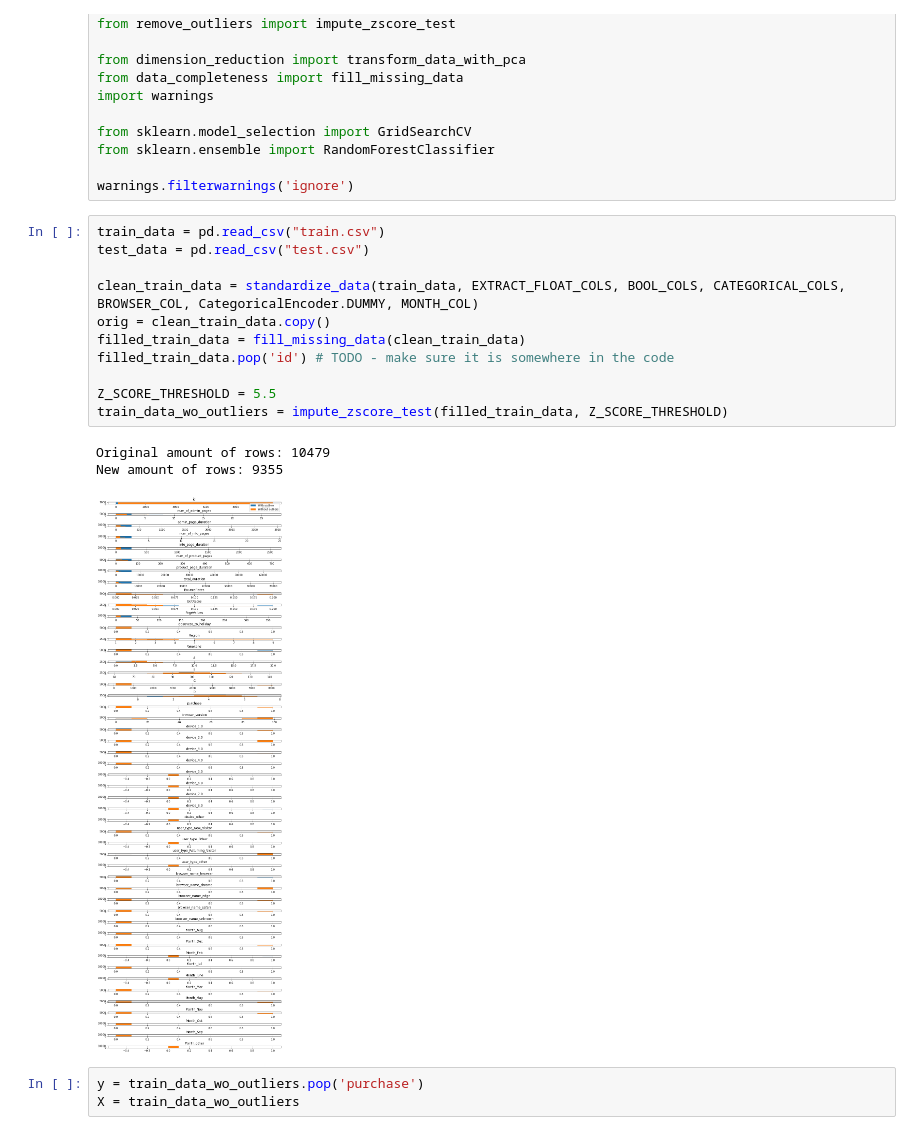
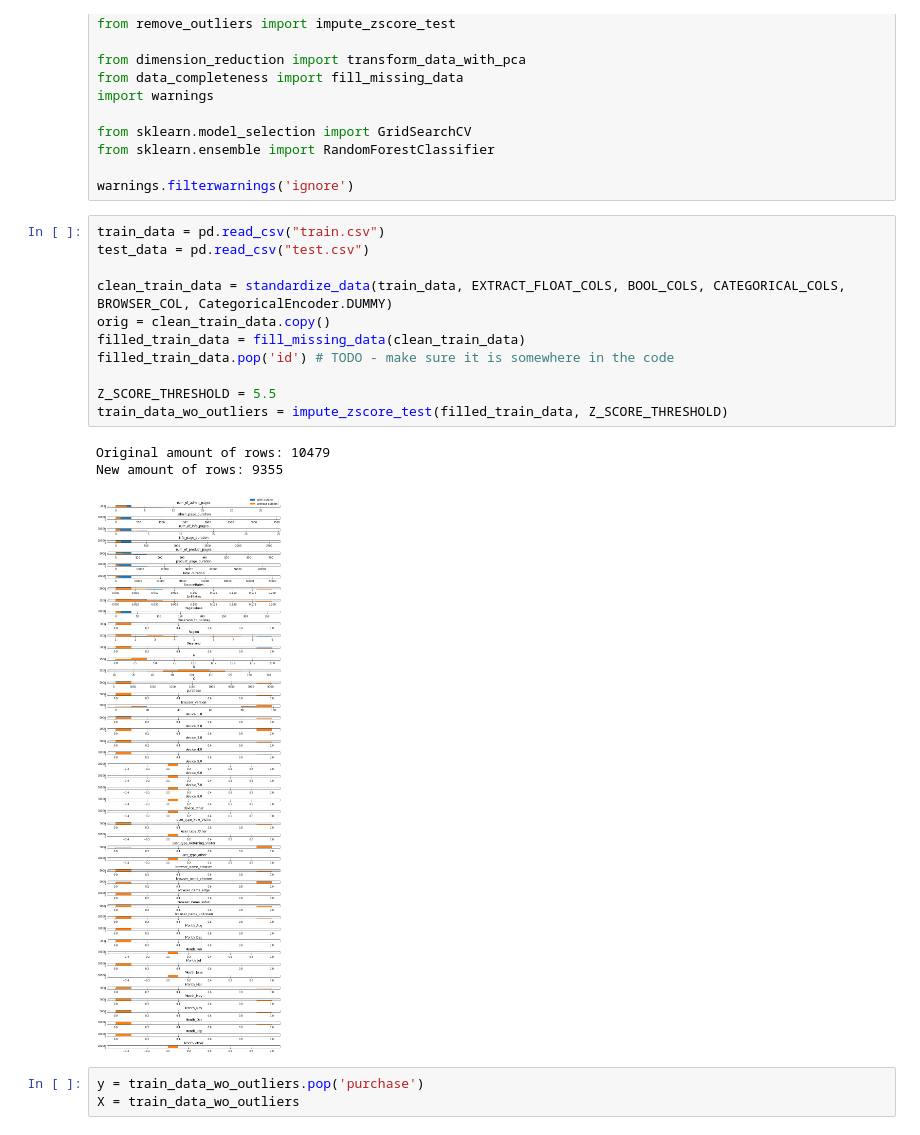
Before and after one commit to mikisegall/ml_final_project, a Jupyter notebook: random_forest_exploration.ipynb, the cells around one changed output. Drawn from its saved outputs; the diff is of its cells as text.

```diff
--- a/random_forest_exploration.ipynb
+++ b/random_forest_exploration.ipynb
@@ -21,18 +21,18 @@ warnings.filterwarnings('ignore')
 # %%
 train_data = pd.read_csv("train.csv")
 test_data = pd.read_csv("test.csv")
 
-clean_train_data = standardize_data(train_data, EXTRACT_FLOAT_COLS, BOOL_COLS, CATEGORICAL_COLS, BROWSER_COL, CategoricalEncoder.DUMMY, MONTH_COL)
+clean_train_data = standardize_data(train_data, EXTRACT_FLOAT_COLS, BOOL_COLS, CATEGORICAL_COLS, BROWSER_COL, CategoricalEncoder.DUMMY)
 orig = clean_train_data.copy()
 filled_train_data = fill_missing_data(clean_train_data)
 filled_train_data.pop('id') # TODO - make sure it is somewhere in the code
 
 Z_SCORE_THRESHOLD = 5.5
 train_data_wo_outliers = impute_zscore_test(filled_train_data, Z_SCORE_THRESHOLD)
 # %% [output]
 Original amount of rows: 10479
 New amount of rows: 9355
-[figure, old version]
+[figure, new version]
 # %%
 y = train_data_wo_outliers.pop('purchase')
 X = train_data_wo_outliers
```
Also changed, not shown: parts of 3 cells of this notebook.
